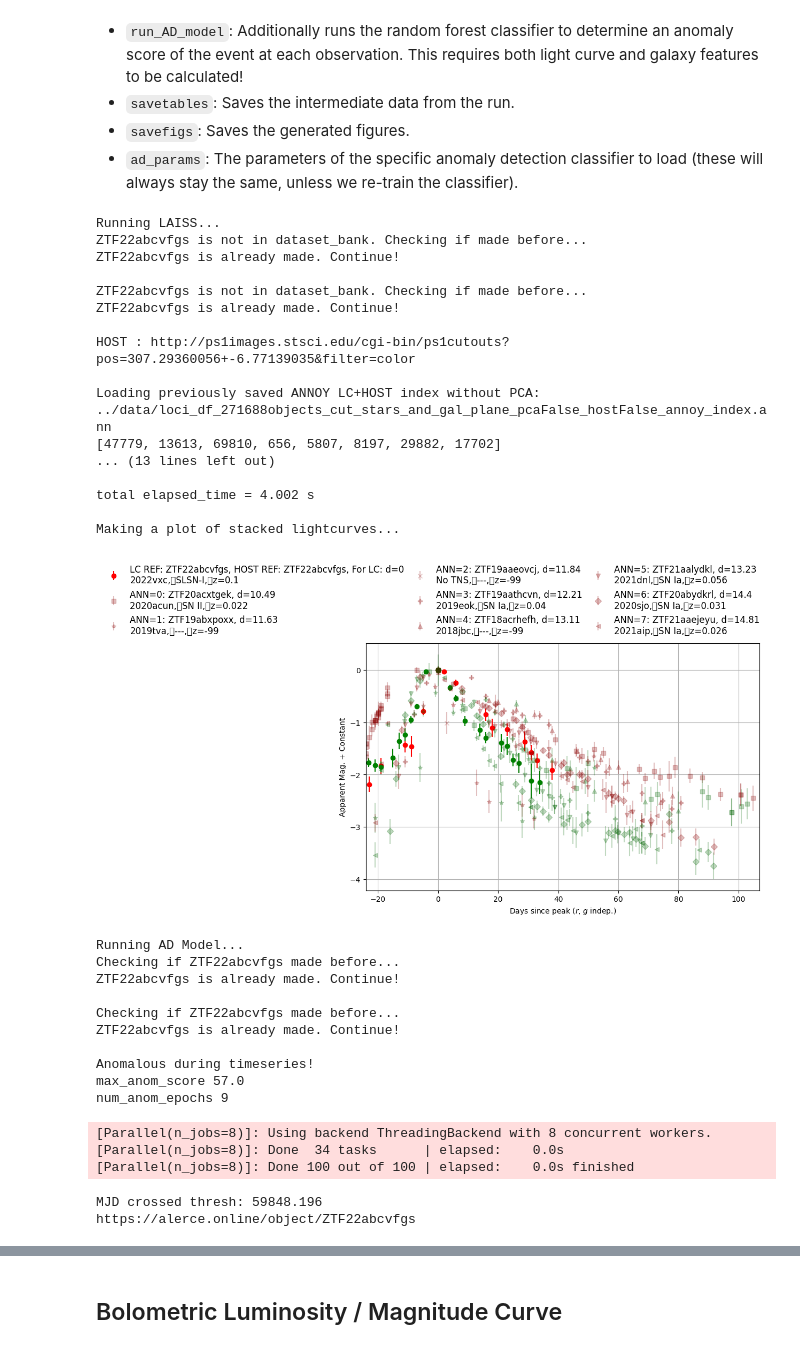
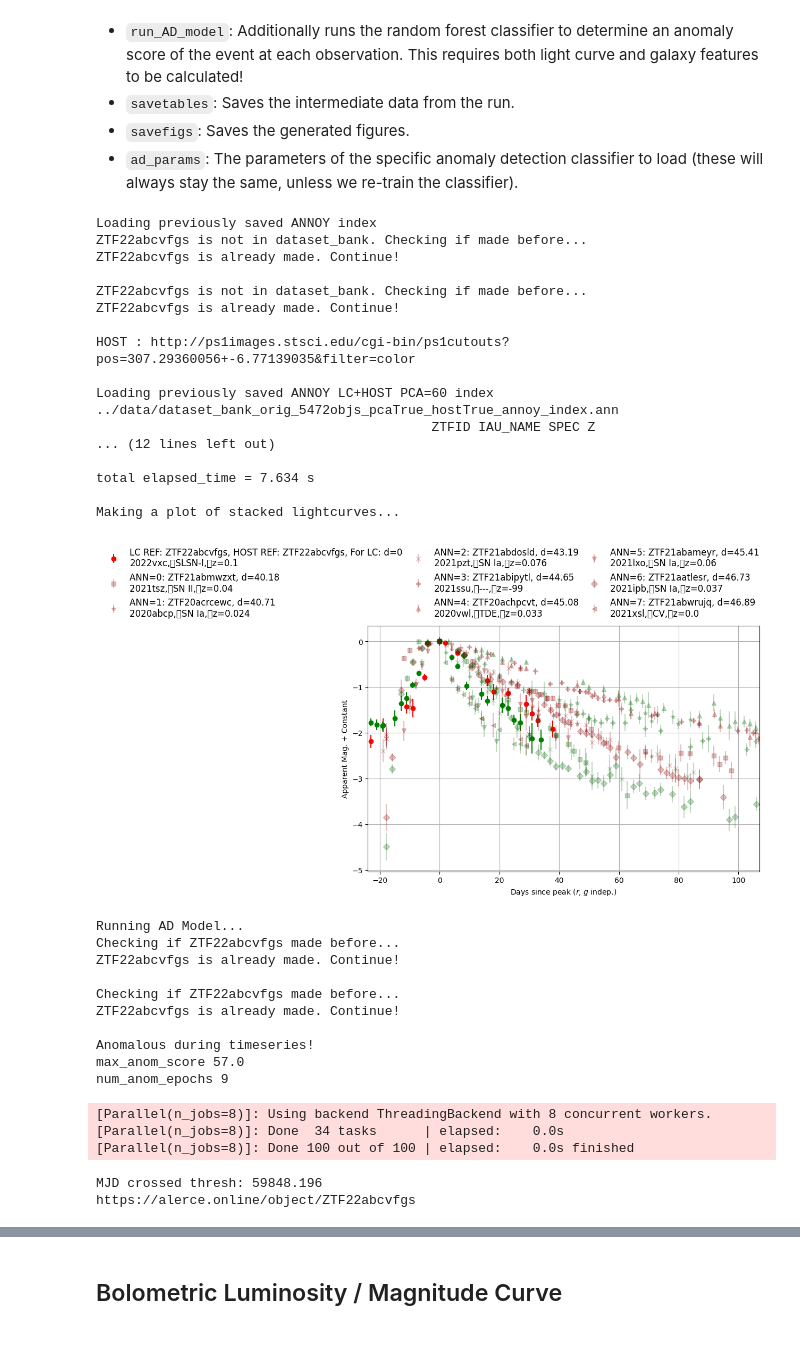
Before and after one commit to evan-reynolds/laiss_timedomainanomalies, a Jupyter notebook: notebooks/evan_research.ipynb, the cells around one changed output, grey strips where cells are left out. Saved outputs shown, nothing was run; the diff lists cells and outputs as text; code cells hidden in the pictures.

```diff
--- a/notebooks/evan_research.ipynb
+++ b/notebooks/evan_research.ipynb
@@ -96,60 +87,62 @@ max_features = 35
 #       lc_features=lc_features,
 #       host_features=host_features,
 #       n=8,
 #       use_lc_for_ann_only_bool=False, # currently doesn't work with YSE_snana_format or ANT IDs
 #       use_ysepz_phot_snana_file=False,
 #       show_lightcurves_grid=True,
 #       show_hosts_grid=False, # host galaxy images currently don't display properly
 #       run_AD_model=True, # needs host features for anomaly detection model
 #       savetables=False,
 #       savefigs=False,
 #      ad_params={'n_estimators':n_estimators, 'max_depth':max_depth, 'random_state':random_state, 'max_features':max_features})
 
-# mod_LAISS(LC_l_or_ztfid_ref="ZTF21aaublej",  # ZTF21aaublej
-#       HOST_l_or_ztfid_ref="ZTF24aahxokj",
-#       lc_features=lc_features,
-#       host_features=host_features,
-#       n=8,
-#       use_lc_for_ann_only_bool=False, # currently doesn't work with YSE_snana_format or ANT IDs
-#       use_ysepz_phot_snana_file=False,
-#       show_lightcurves_grid=True,
-#       show_hosts_grid=False, # host galaxy images currently don't display properly
-#       run_AD_model=True, # needs host features for anomaly detection model, but currently should use host and lc from LC transient
-#       savetables=False,
-#       savefigs=False,
-#      ad_params={'n_estimators':n_estimators, 'max_depth':max_depth, 'random_state':random_state, 'max_features':max_features})
 
-simple_LAISS(
-    LC_l_or_ztfid_ref="ZTF22abcvfgs",  # ZTF21aaublej
-    HOST_l_or_ztfid_ref="ZTF22abcvfgs", # ZTF24aahxokj
+# Run PCA on light curve and host features to build space of 60 features and build ANNOY index on them
+binary_index_path = "../data/"+mod_build_indexed_sample(fn='../data/dataset_bank_orig_5472objs.csv.gz', lc_features=lc_features, host_features=host_features, pca=True, save=True)
+# Or, don't use PCA for (hopefully) more accurate results
+# binary_index_path = "../data/"+mod_build_indexed_sample(fn='../data/loci_df_271688objects_cut_stars_and_gal_plane.csv', lc_features=lc_features, host_features=[], pca=False, save=True)
+
+laiss_dict = LAISS_primer(
+    LC_l_or_ztfid_ref="ZTF22abcvfgs",
+    HOST_l_or_ztfid_ref="ZTF22abcvfgs",
     lc_features=lc_features,
     host_features=host_features,
-    use_pca_for_nn=False,
+)
+
+LAISS_nearest_neighbors(
+    laiss_dict=laiss_dict,
+    use_pca_for_nn=True,
+    annoy_index_file_path=binary_index_path,
+    n=8,
     search_k=5000,
-    n=8,
     show_lightcurves_grid=True,
-    run_AD_model=True,
-    ad_params={'n_estimators':n_estimators, 'max_depth':max_depth, 'random_state':random_state, 'max_features':max_features},
 )
+
+LAISS_AD(
+    laiss_dict=laiss_dict,
+    lc_features=lc_features,
+    host_features=host_features,
+    ad_params={'n_estimators':n_estimators, 'max_depth':max_depth, 'random_state':random_state, 'max_features':max_features}
+)
 # %% [output]
-Running LAISS...
+Loading previously saved ANNOY index
 ZTF22abcvfgs is not in dataset_bank. Checking if made before...
 ZTF22abcvfgs is already made. Continue!
 
 ZTF22abcvfgs is not in dataset_bank. Checking if made before...
 ZTF22abcvfgs is already made. Continue!
 
 HOST : http://ps1images.stsci.edu/cgi-bin/ps1cutouts?pos=307.29360056+-6.77139035&filter=color
 
-Loading previously saved ANNOY LC+HOST index without PCA:
-../data/loci_df_271688objects_cut_stars_and_gal_plane_pcaFalse_hostFalse_annoy_index.ann
-[47779, 13613, 69810, 656, 5807, 8197, 29882, 17702]
-... (13 lines left out)
+Loading previously saved ANNOY LC+HOST PCA=60 index
+../data/dataset_bank_orig_5472objs_pcaTrue_hostTrue_annoy_index.ann
+                                           ZTFID IAU_NAME SPEC Z
+... (12 lines left out)
 
-total elapsed_time = 4.002 s
+total elapsed_time = 7.634 s
 
 Making a plot of stacked lightcurves...
-[figure, old version]
+[figure, new version]
 Running AD Model...
 Checking if ZTF22abcvfgs made before...
 ZTF22abcvfgs is already made. Continue!
```
Also changed, not shown: parts of 6 cells of this notebook, 1 other file.
